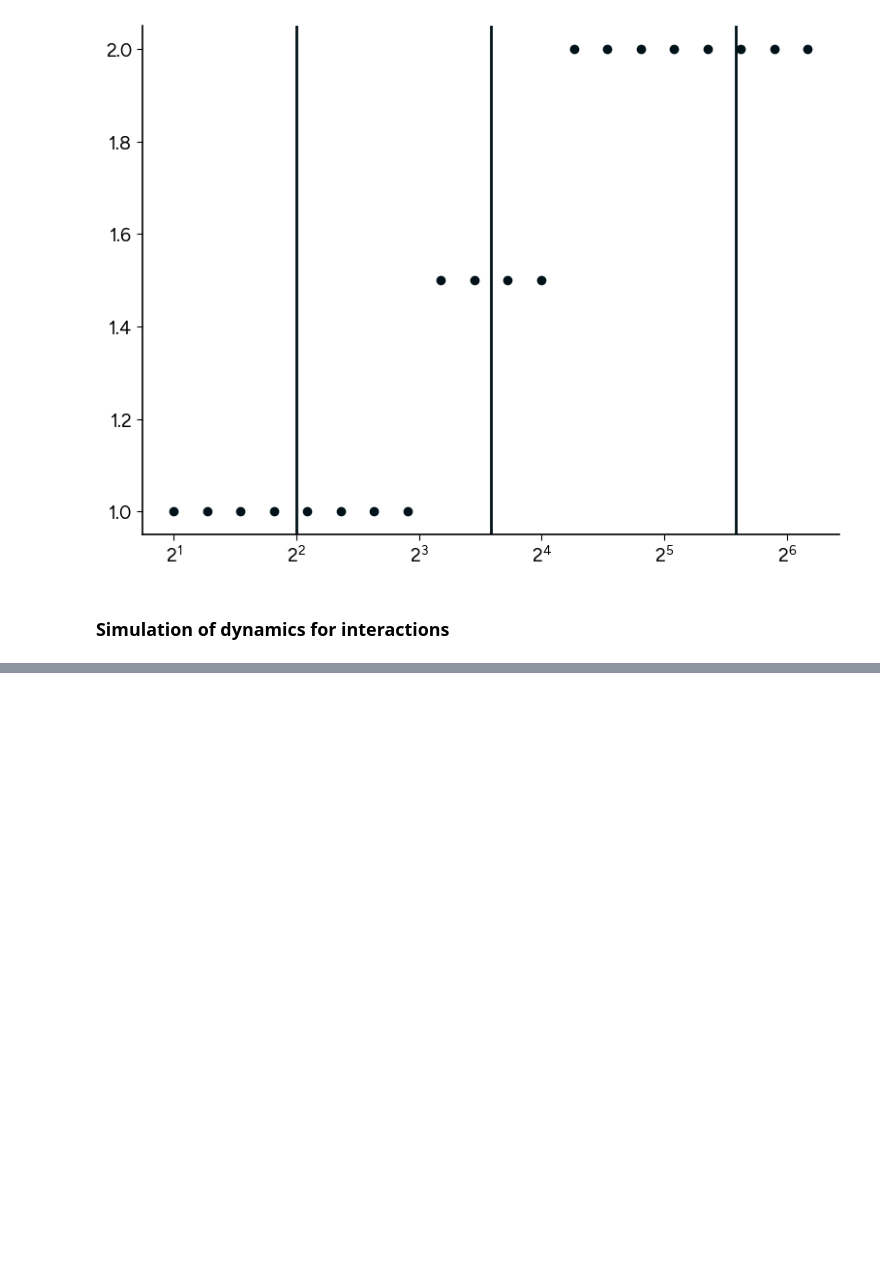
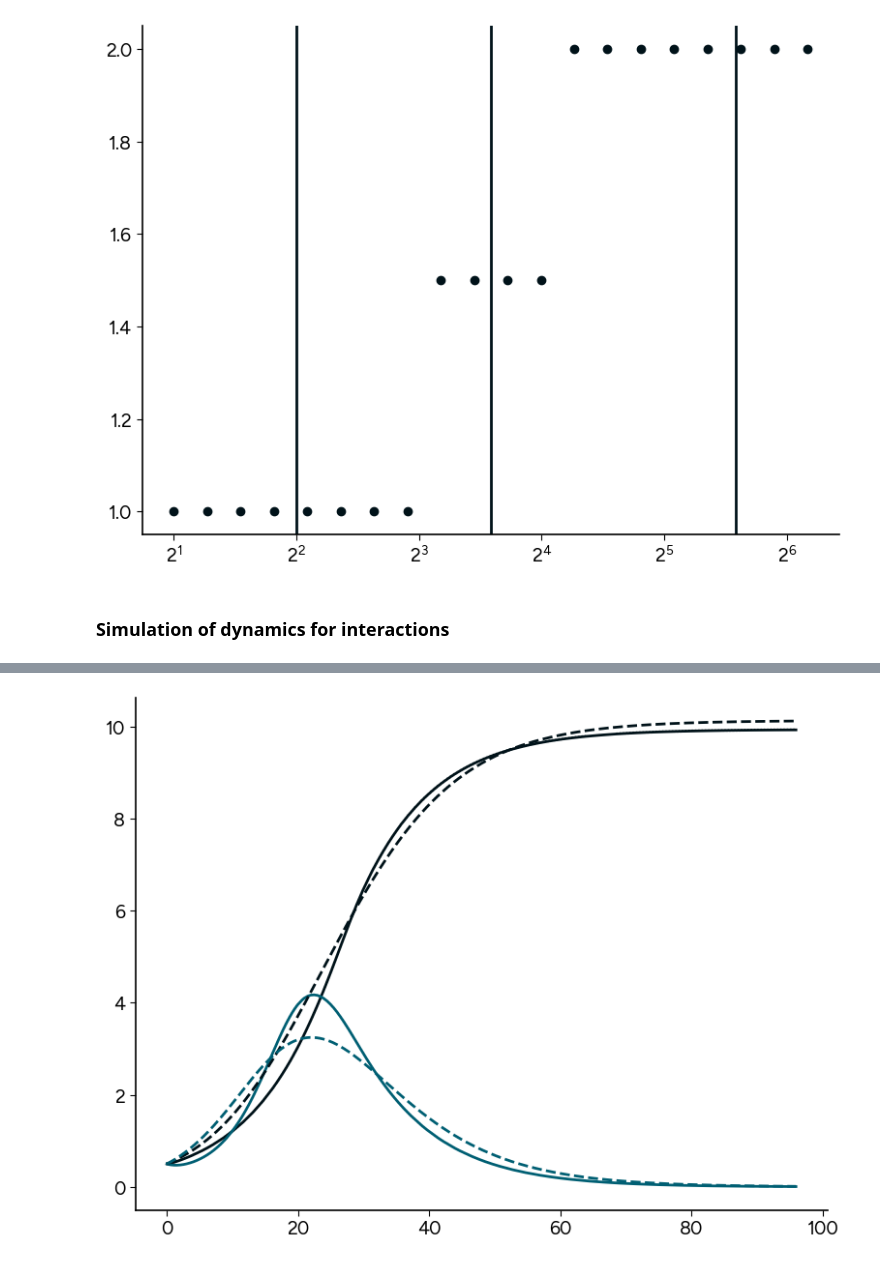
Before and after one commit to prajwalp/OE-dilutions, a Jupyter notebook: coexistence_interactions.ipynb, the cells around one changed output, grey strips where cells are left out. Saved outputs shown, nothing was run; the diff lists cells and outputs as text; code cells hidden in the pictures; blank space fills up the shorter version.

```diff
--- a/coexistence_interactions.ipynb
+++ b/coexistence_interactions.ipynb
@@ -283,0 +296,10 @@ K1/(alpha1/chemostat_dilution - 1)
+# %%
+def glv_error(off_diag_interactions):
+    a12,a21 = off_diag_interactions
+    interactions = np.array([[a11fit,a12],[a21,a22fit]])
+    integrated_soln = integrate.solve_ivp(glv_rhs,[0,chemostat_times[-1]],np.array([y1/2,y2/2]),args=(growth,interactions),t_eval=chemostat_times)
+    return np.sum((integrated_soln.y.T - chemostat_coculture_data[:,:2])**2)
+# %%
+coculture_lsqsq = optimize.minimize(glv_error,[0,0],method="Nelder-Mead")
+# %%
+a12fit,a21fit = coculture_lsqsq.x
@@ -283,0 +308,12 @@ K1/(alpha1/chemostat_dilution - 1)
+# %%
+sim_glv = integrate.solve_ivp(glv_rhs,[0,chemostat_times[-1]],np.array([y1/2,y2/2]),args=(growth,np.array([[a11fit,a12fit],[a21fit,a22fit]]),),t_eval=chemostat_times)
+# %%
+plt.plot(chemostat_times,chemostat_coculture_data[:,0],color="C0")
+plt.plot(chemostat_times,chemostat_coculture_data[:,1],color="C1")
+
+plt.plot(chemostat_times,sim_glv.y[0],ls="--",color="C0")
+plt.plot(chemostat_times,sim_glv.y[1],ls="--",color="C1")
+
+plt.show()
+# %% [output]
+[figure, added]
```
Also changed, not shown: parts of 29 cells of this notebook.
